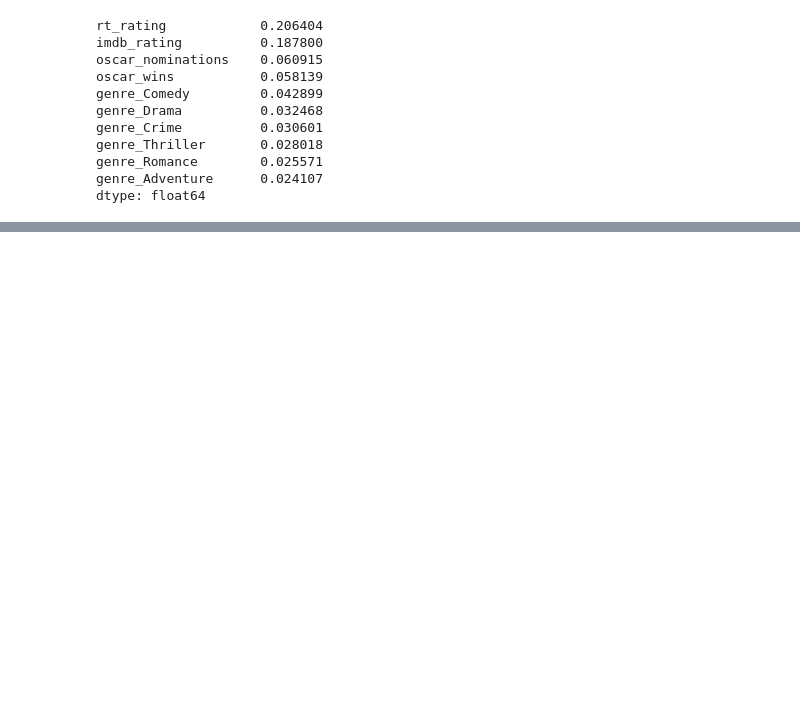
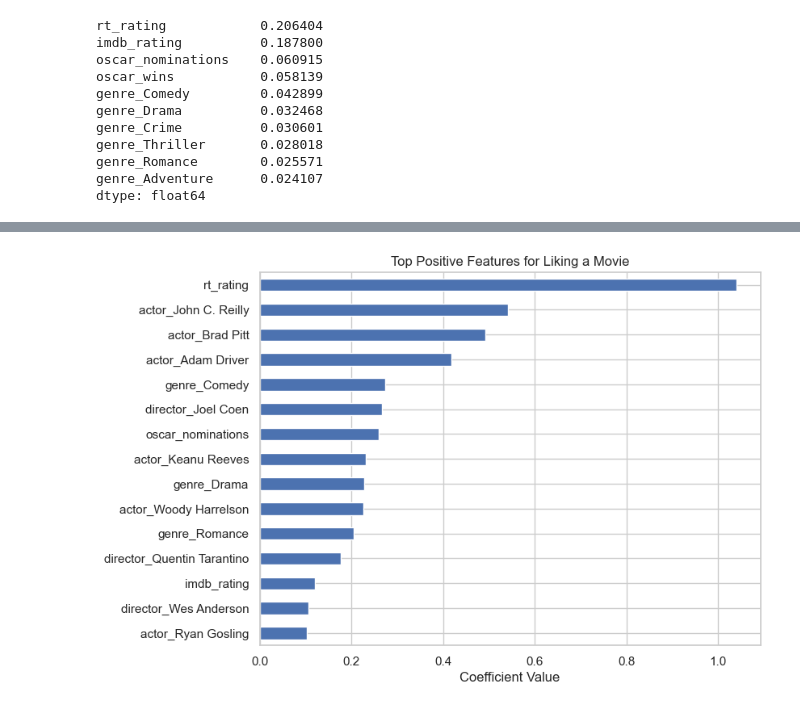
Before and after one commit to nerisius/DSA210-Personal-Data-Analyze-Project, a Jupyter notebook: movie_preference_ml.ipynb, the cells around one changed output, grey strips where cells are left out. Cells and saved outputs as stored; diff of their text form; code cells hidden in the pictures; blank space fills up the shorter version.

```diff
--- a/movie_preference_ml.ipynb
+++ b/movie_preference_ml.ipynb
@@ -200,0 +255,10 @@ dtype: float64
+# %%
+top_features = coef_df.head(15)
+
+plt.figure(figsize=(8,6))
+top_features.sort_values().plot(kind="barh")
+plt.title("Top Positive Features for Liking a Movie")
+plt.xlabel("Coefficient Value")
+plt.show()
+# %% [output]
+[figure, added]
```
Also changed, not shown: parts of 5 cells of this notebook.
